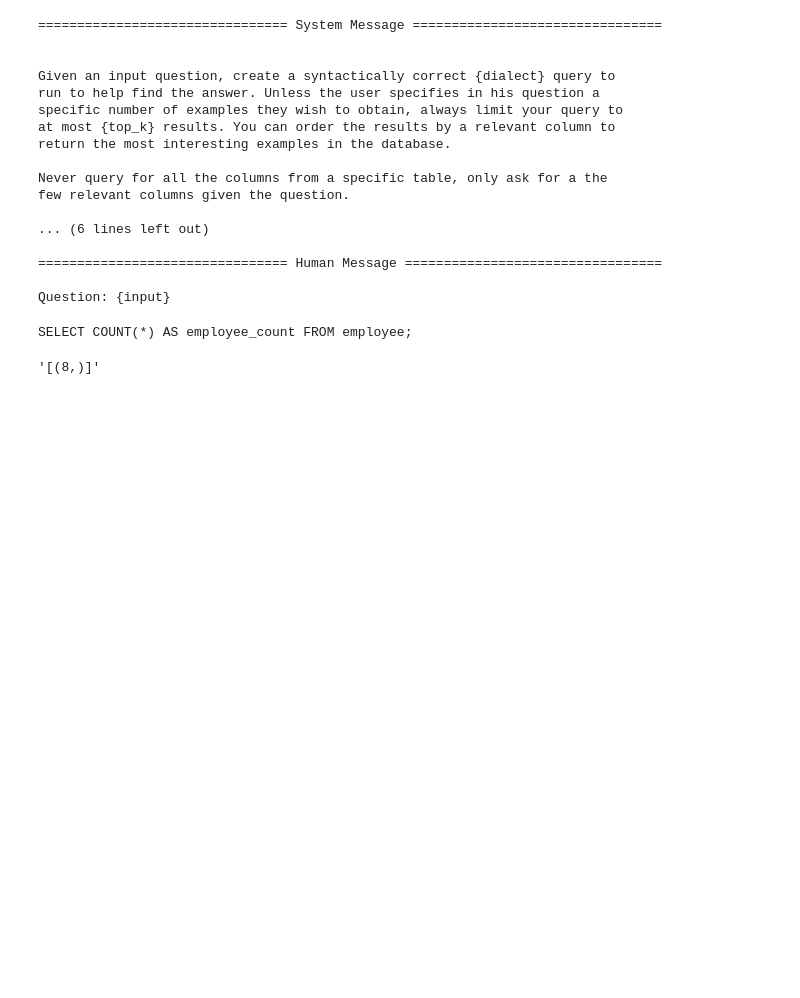
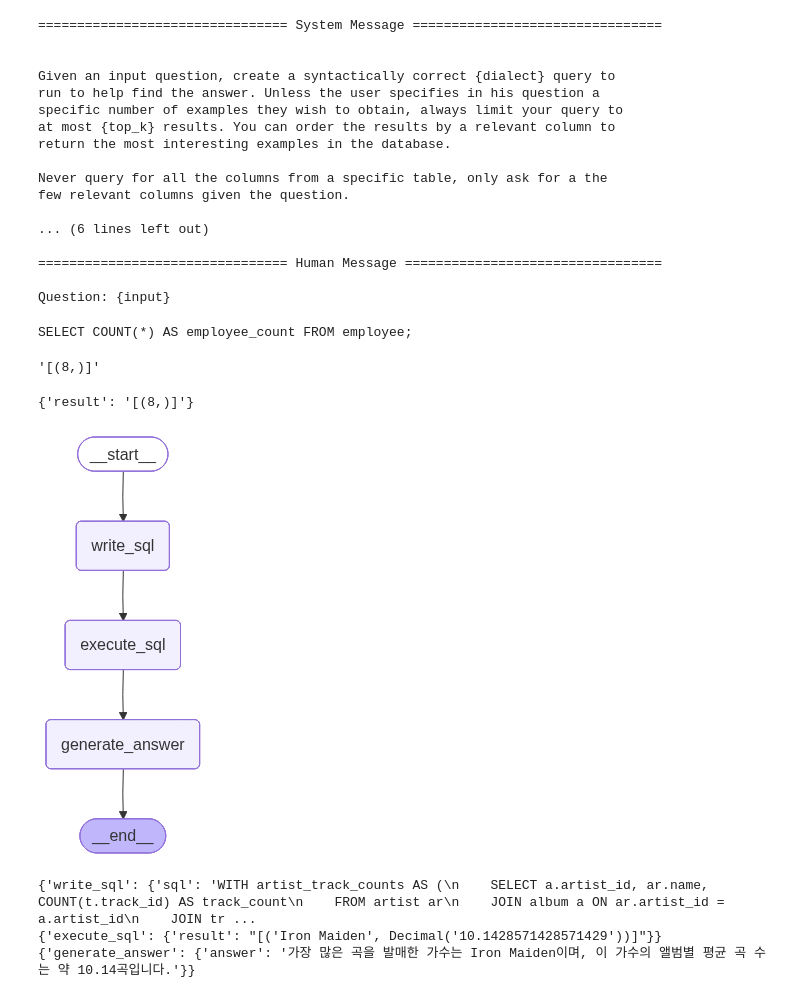
Before and after one commit to baesisi3648/TIL, a Jupyter notebook: LLM-agent/13_SQL_conn.ipynb, the cells around one changed output. Saved outputs shown, nothing was run; the diff lists cells and outputs as text; code cells hidden in the pictures; blank space fills up the shorter version.

```diff
--- a/LLM-agent/13_SQL_conn.ipynb
+++ b/LLM-agent/13_SQL_conn.ipynb
@@ -108,9 +112,63 @@ def write_sql(state: State):
     result = structured_llm.invoke(prompt)
     return {'sql': result["query"]}
 
-sql = write_sql({"question": "직원은 몇명이야?"})['sql']
+sql = write_sql({"question": "직원은 총 몇 명이야?"})['sql']
 print(sql)
 db.run(sql)
 # %% [output]
 SELECT COUNT(*) AS employee_count FROM employee;
 '[(8,)]'
+# %%
+from langchain_community.tools.sql_database.tool import QuerySQLDataBaseTool
+
+# SQL실행 노드
+
+def execute_sql(state: State):
+    """Execute SQL Query"""
+    execute_query_tool = QuerySQLDataBaseTool(db=db)
+    result = execute_query_tool.invoke(state['sql'])
+    return {'result': result}
+
+# Test
+execute_sql({
+    'sql': 'SELECT COUNT(*) FROM employee;'
+})
+# %% [output]
+{'result': '[(8,)]'}
+# %%
+def generate_answer(state: State):
+    """질문에 대해 수집한 정보를 바탕으로 답변"""
+    prompt = f"""
+    주어진 사용자 질문에 대해, DB에서 실행할 SQL 쿼리와 결과를 바탕으로 답변해.
+
+    Question: {state['question']}
+    ---
+    SQL Query: {state['sql']}
+    SQL Result: {state['result']}
+    """
+    res = llm.invoke(prompt)
+    return {'answer': res.content}
+# %%
+from langgraph.graph import START, StateGraph
+
+# 단순히 1열로 쭉 노드들이 진행될 경우
+builder = StateGraph(State).add_sequence(
+    [write_sql, execute_sql, generate_answer]
+)
+
+builder.add_edge(START, 'write_sql')
+graph = builder.compile()
+
+from IPython.display import Image, display
+display(Image(graph.get_graph().draw_mermaid_png()))
+# %% [output]
+[figure, added]
+# %%
+for step in graph.stream(
+    {'question': '곡을 가장 많이 발매한 가수의 앨범별 평균 곡 수를 알려줘'}, stream_mode='updates'
+):
+    print(step)
+# %% [output]
+{'write_sql': {'sql': 'WITH artist_track_counts AS (\n    SELECT a.artist_id, ar.name, COUNT(t.track_id) AS track_count\n    FROM artist ar\n    JOIN album a ON ar.artist_id = a.artist_id\n    JOIN tr ...
+{'execute_sql': {'result': "[('Iron Maiden', Decimal('10.1428571428571429'))]"}}
+{'generate_answer': {'answer': '가장 많은 곡을 발매한 가수는 Iron Maiden이며, 이 가수의 앨범별 평균 곡 수는 약 10.14곡입니다.'}}
```
Also changed, not shown: parts of 15 cells of this notebook, 2 other files.
